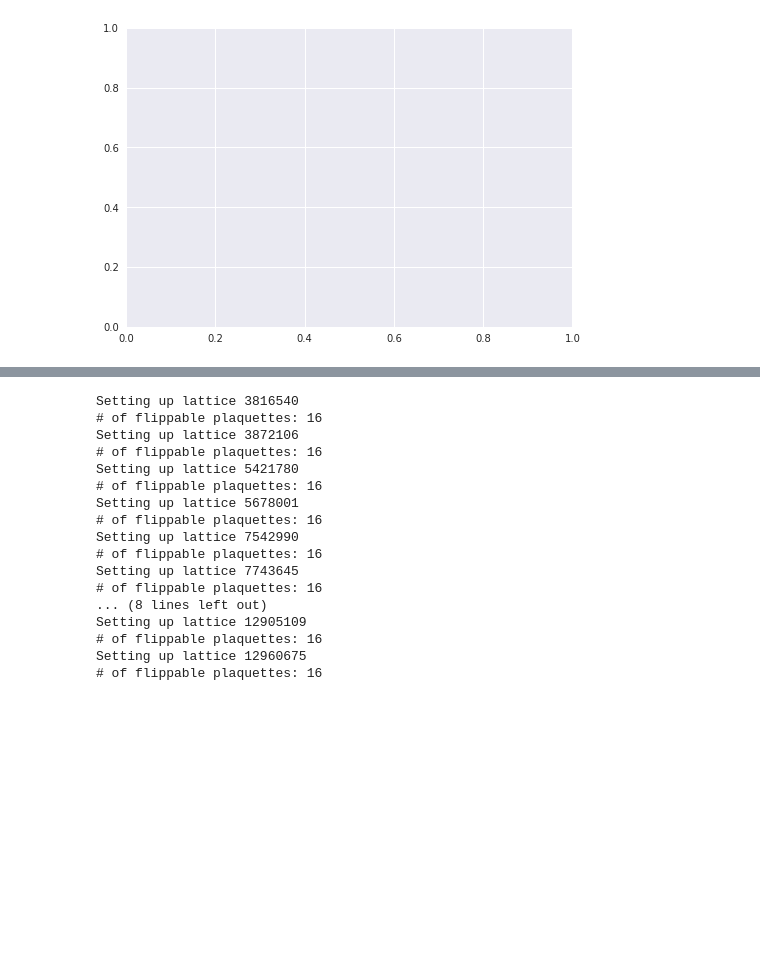
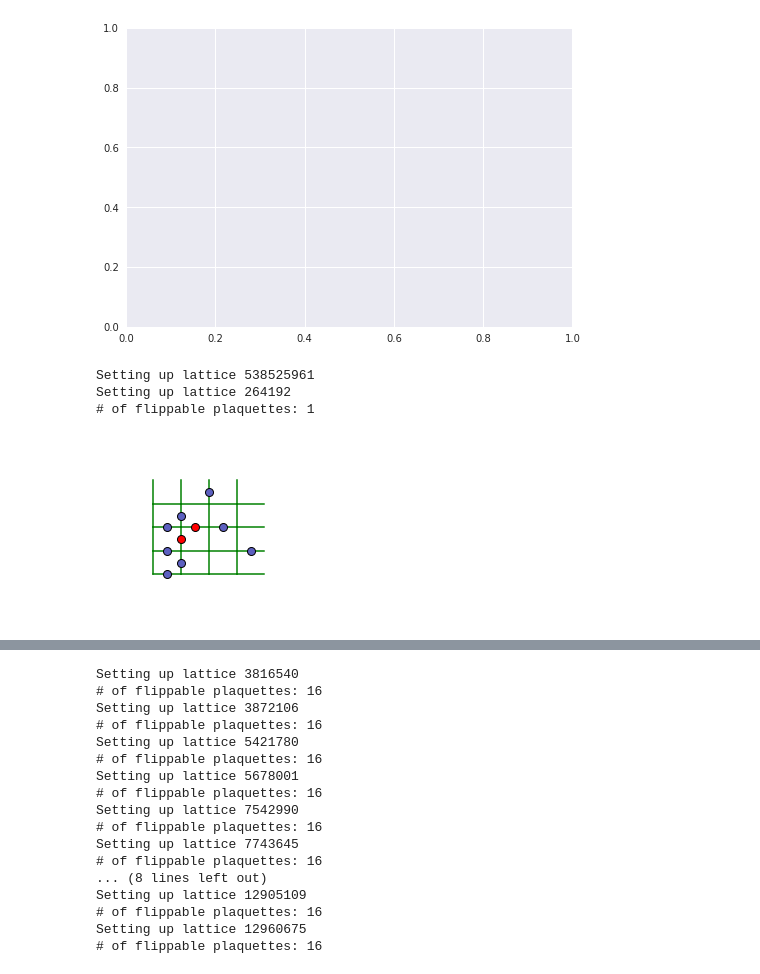
Before and after one commit to cygnus2/FQLMs, a Jupyter notebook: python_notebooks/lattice_vis_2d.ipynb, the cells around one changed output, grey strips where cells are left out. Cells and saved outputs as stored; diff of their text form; code cells hidden in the pictures; blank space fills up the shorter version.

```diff
--- a/python_notebooks/lattice_vis_2d.ipynb
+++ b/python_notebooks/lattice_vis_2d.ipynb
@@ -42,3 +42,21 @@ print(contributions)
 # %% [output]
 NameError: name 'eigenstates' is not defined
 [figure]
+# %%
+import matplotlib.pyplot as plt
+import sys
+
+sys.path.append('../symmetry_stuff/')
+from lattice_object2D import LatticeObject
+
+
+latt = LatticeObject(1+256+2**16+2**19+2**20+8+2**14+2**29, [4,4])
+latt2 = LatticeObject(2**18+2048, [4,4])
+
+#latt.apply_c2(1)
+a=latt.draw(point_color='red', latt2=latt2)
+# %% [output]
+Setting up lattice 538525961
+Setting up lattice 264192
+# of flippable plaquettes: 1
+[figure, added]
```
Also changed, not shown: parts of 15 cells of this notebook.
